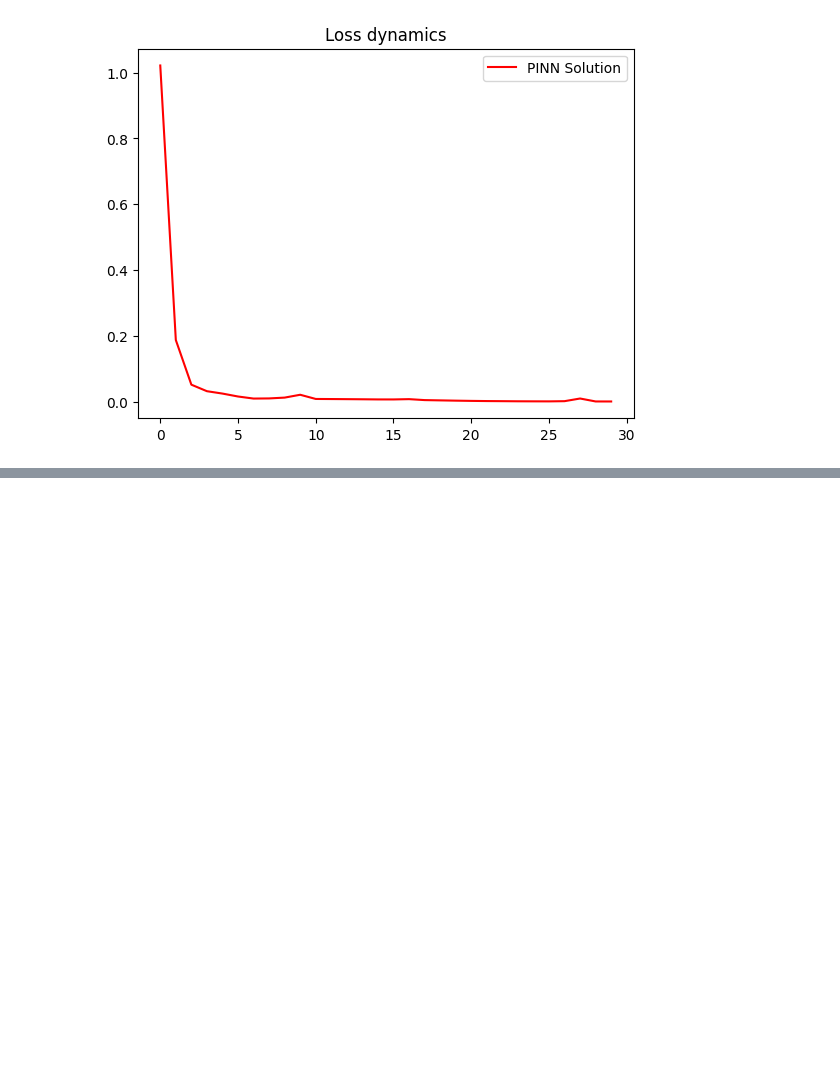
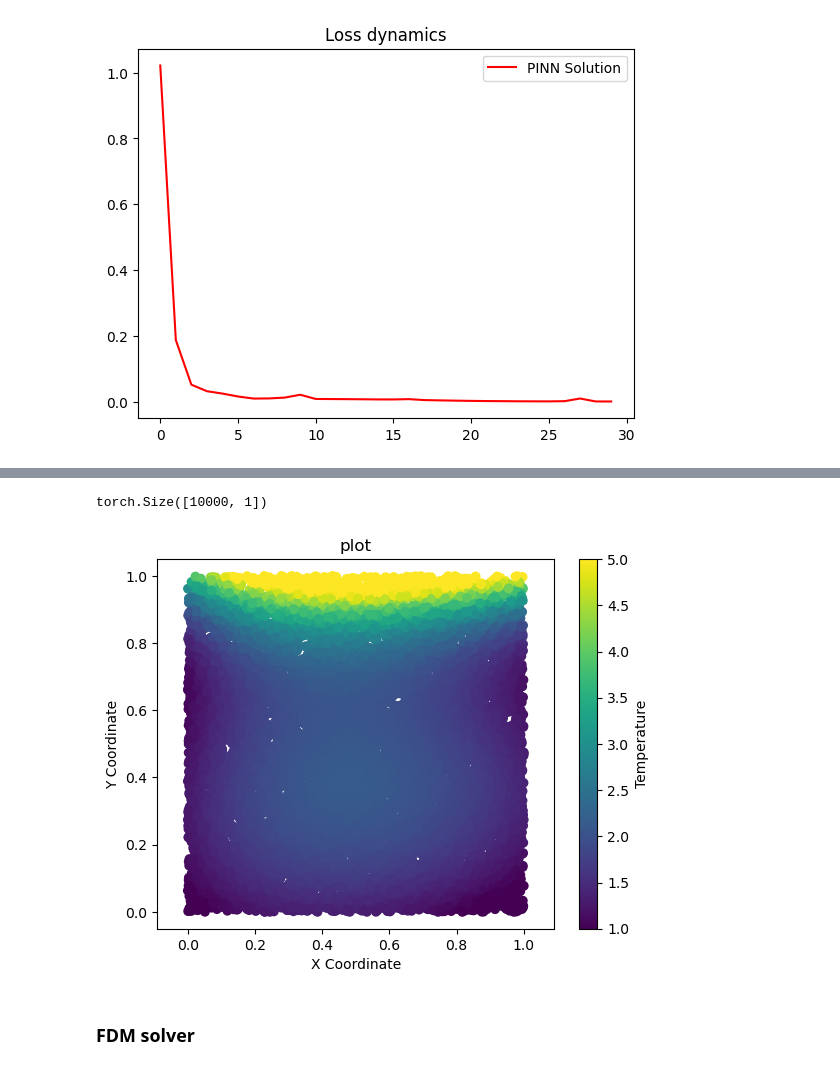
Before and after one commit to DikovAlexandr/PINN, a Jupyter notebook: OscillatorAndHeat.ipynb, the cells around one changed output, grey strips where cells are left out. Cells and saved outputs as stored; diff of their text form; code cells hidden in the pictures; blank space fills up the shorter version.

Commit message:
PINN solver launched

```diff
--- a/OscillatorAndHeat.ipynb
+++ b/OscillatorAndHeat.ipynb
@@ -420,9 +151,0 @@ PP (5000, 200)
-# %%
-x = XX.flatten()[:, None]  # NT x 1
-print("x", x.shape)
-y = YY.flatten()[:, None]  # NT x 1
-t = TT.flatten()[:, None]  # NT x 1
-
-u = UU.flatten()[:, None]  # NT x 1
-v = VV.flatten()[:, None]  # NT x 1
-p = PP.flatten()[:, None]  # NT x 1
@@ -540,0 +457,36 @@ plt.show()
+# %%
+def set_test(square_size, num_points):
+    x_test = np.random.uniform(0, square_size, num_points)
+    y_test = np.random.uniform(0, square_size, num_points)
+    t_test = np.ones(num_points) * 0.1
+
+    class Test:
+        def __init__(self, x, y, t):
+            self.x = x
+            self.y = y
+            self.t = t
+
+    test = Test(x_test, y_test, t_test)
+
+    return test
+# %%
+pinn = PINN(initial_conditions, boundary_conditions, equation)
+pinn.net.load_state_dict(torch.load('model.pt'))
+pinn.net.eval()
+
+test = set_test(1, 10000)
+
+x_test = torch.tensor(test.x[:, np.newaxis], dtype=torch.float32, requires_grad=True)
+y_test = torch.tensor(test.y[:, np.newaxis], dtype=torch.float32, requires_grad=True)
+t_test = torch.tensor(test.t[:, np.newaxis], dtype=torch.float32, requires_grad=True)
+
+u = pinn.function(x_test, y_test, t_test)
+# %%
+print(u.shape)
+
+visualize_points(test.x, test.y, u.to('cpu').detach().numpy(), norm)
+# %% [output]
+torch.Size([10000, 1])
+[figure, added]
+# %% [markdown]
+### FDM solver
```
Also changed, not shown: parts of 35 cells of this notebook, 3 other files.
